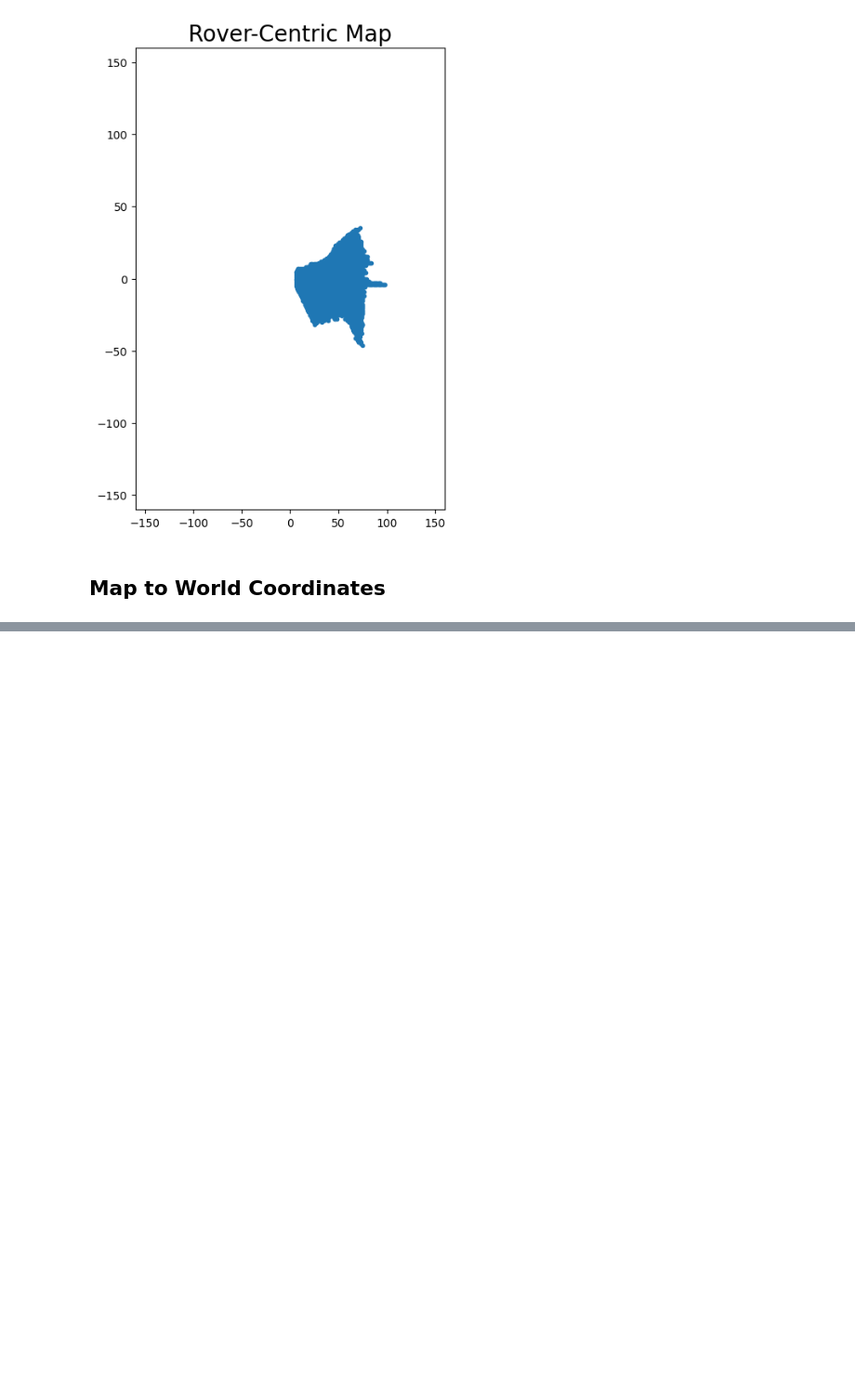
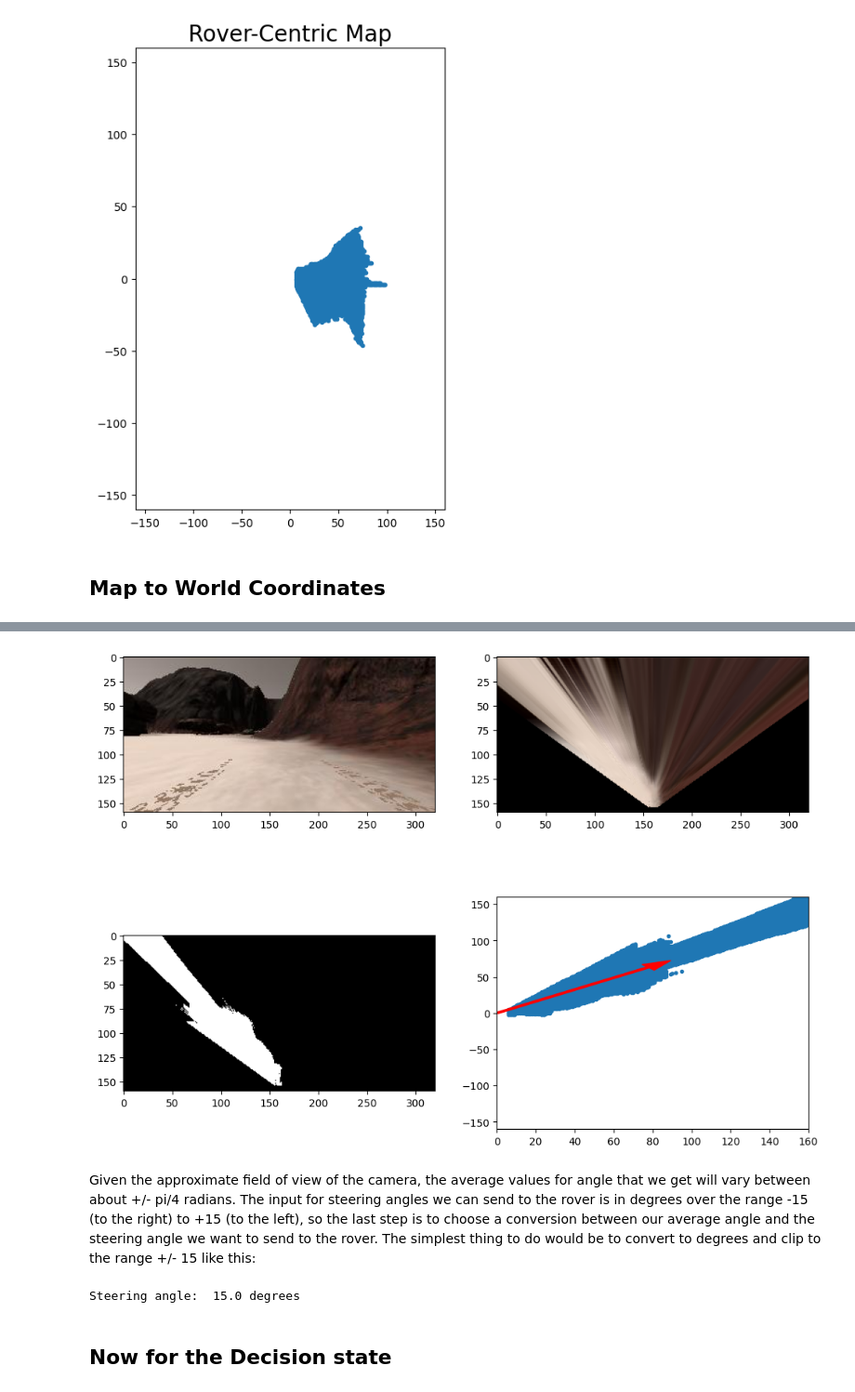
Before and after one commit to mohamed-mkh15/Search-and-Sample-Return, a Jupyter notebook: Search_and_Sample_Return.ipynb, the cells around one changed output, grey strips where cells are left out. Shown at 93% size. Cells and saved outputs as stored; diff of their text form; code cells hidden in the pictures; blank space fills up the shorter version.

```diff
--- a/Search_and_Sample_Return.ipynb
+++ b/Search_and_Sample_Return.ipynb
@@ -447,0 +458,10 @@ Xpos = [135.81637329] Ypos = [46.74745248] Yaw = [47.42537397]
+# %%
+import numpy as np
+
+# Define a function to convert from cartesian to polar coordinates
+def to_polar_coords(xpix, ypix):
+    # Calculate distance to each pixel
+    dist = np.sqrt(xpix**2 + ypix**2)
+    # Calculate angle using arctangent function
+    angles = np.arctan2(ypix, xpix)
+    return dist, angles
@@ -447,0 +493,45 @@ Xpos = [135.81637329] Ypos = [46.74745248] Yaw = [47.42537397]
+# %%
+import matplotlib.pyplot as plt
+import matplotlib.image as mpimg
+# Uncomment the next line for use in a Jupyter notebook
+#%matplotlib inline
+import numpy as np
+# from extra_functions import perspect_transform, color_thresh, rover_coords
+
+image = mpimg.imread('angle_example.jpg')
+warped = perspect_transform(image, source, destination) # Perform perspective transform
+colorsel = color_thresh(warped, rgb_thresh=(160, 160, 160)) # Threshold the warped image
+xpix, ypix = rover_coords(colorsel)  # Convert to rover-centric coords
+distances, angles = to_polar_coords(xpix, ypix) # Convert to polar coords
+avg_angle = np.mean(angles) # Compute the average angle
+
+# Do some plotting
+fig = plt.figure(figsize=(12,9))
+plt.subplot(221)
+plt.imshow(image)
+plt.subplot(222)
+plt.imshow(warped)
+plt.subplot(223)
+plt.imshow(colorsel, cmap='gray')
+plt.subplot(224)
+plt.plot(xpix, ypix, '.')
+plt.ylim(-160, 160)
+plt.xlim(0, 160)
+arrow_length = 100
+x_arrow = arrow_length * np.cos(avg_angle)
+y_arrow = arrow_length * np.sin(avg_angle)
+plt.arrow(0, 0, x_arrow, y_arrow, color='red', zorder=2, head_width=10, width=2)
+plt.show()
+# %% [output]
+[figure, added]
+# %% [markdown]
+Given the approximate field of view of the camera, the average values for angle that we get will vary between about +/- pi/4
+radians. The input for steering angles we can send to the rover is in degrees over the range -15 (to the right) to +15 (to the left), so the last step is to choose a conversion between our average angle and the steering angle we want to send to the rover. The simplest thing to do would be to convert to degrees and clip to the range +/- 15 like this:
+# %%
+avg_angle_degrees = avg_angle * 180/np.pi
+steering = np.clip(avg_angle_degrees, -15, 15)
+print("Steering angle: ", steering, "degrees")
+# %% [output]
+Steering angle:  15.0 degrees
+# %% [markdown]
+## Now for the Decision state
```
Also changed, not shown: parts of 20 cells of this notebook.
